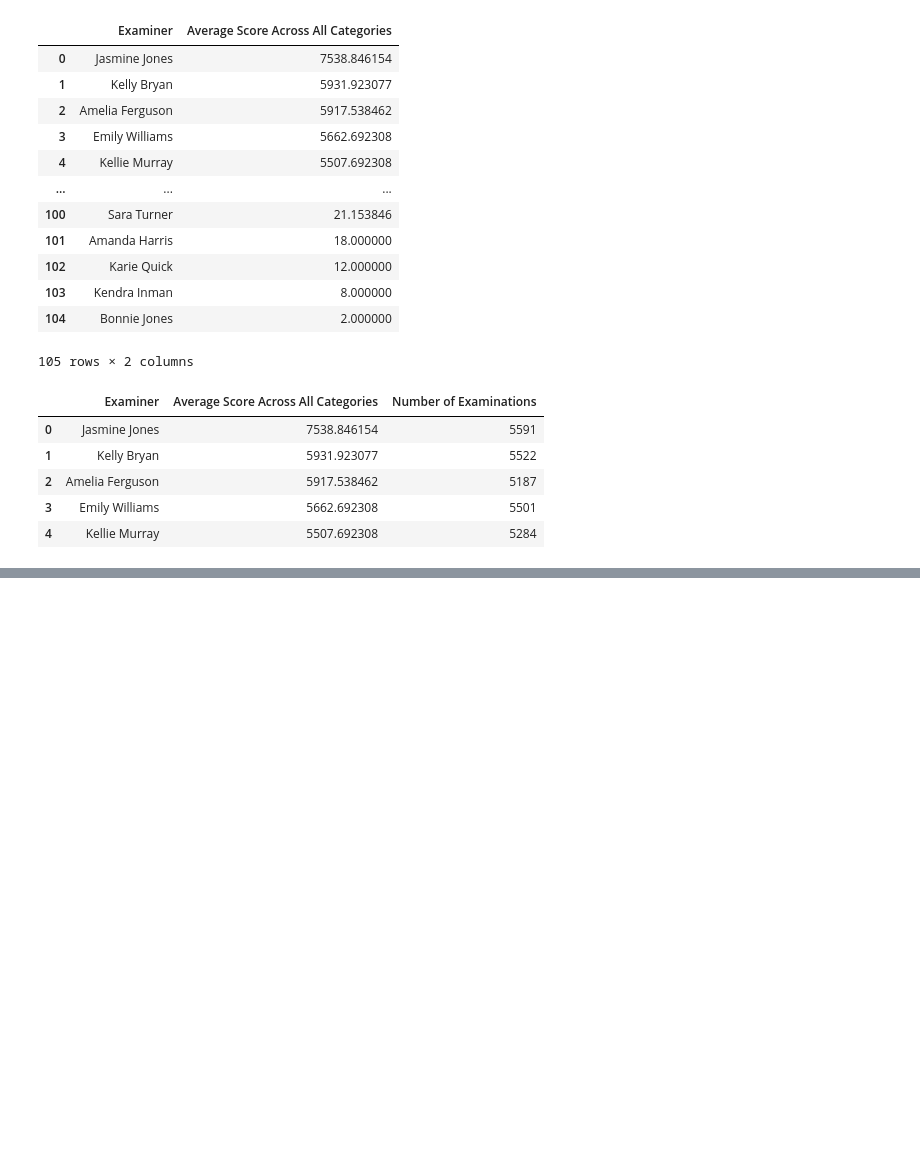
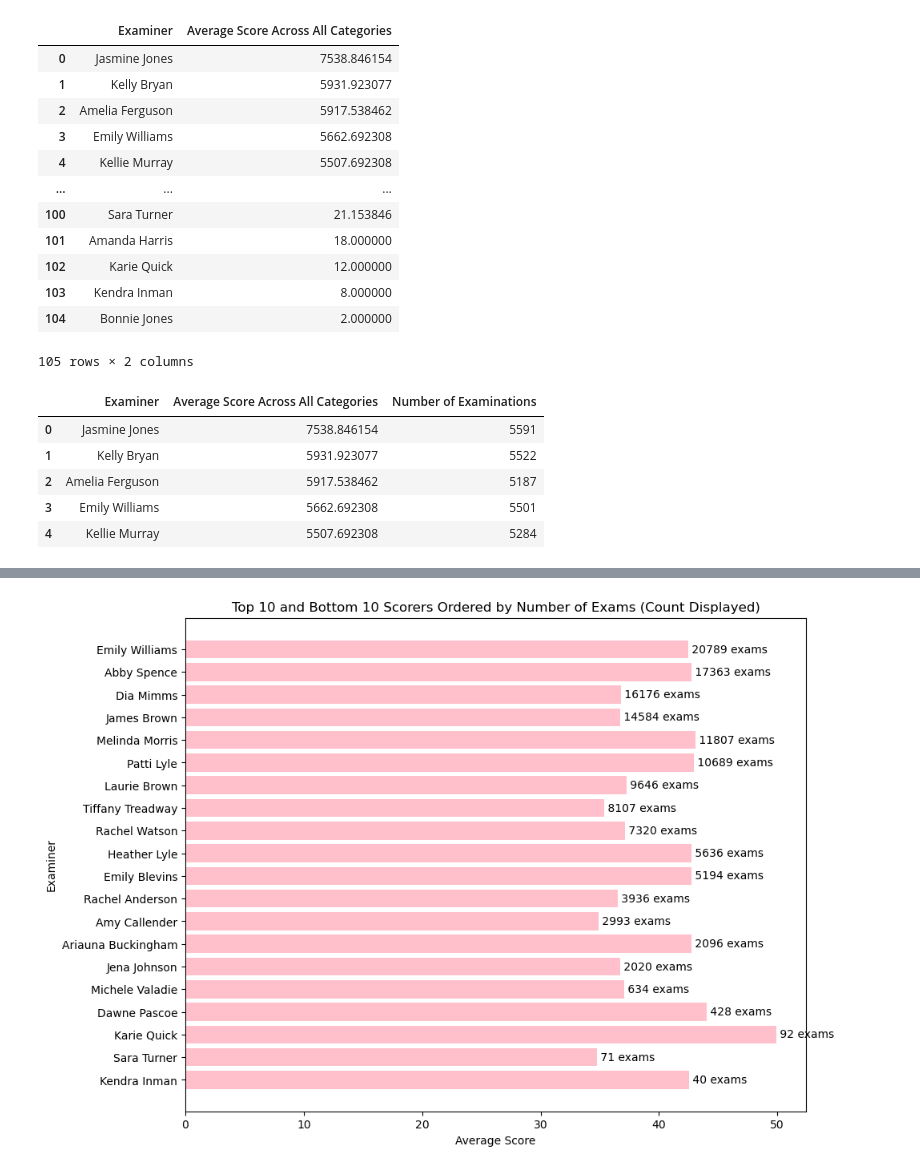
Before and after one commit to NSS-Full-Time-Data-Analytics-11/teis-project-tucker, a Jupyter notebook: TEISBDI.ipynb, the cells around one changed output, grey strips where cells are left out. Cells and saved outputs as stored; diff of their text form; code cells hidden in the pictures; blank space fills up the shorter version.

```diff
--- a/TEISBDI.ipynb
+++ b/TEISBDI.ipynb
@@ -680,0 +758,16 @@ examiner_summary_sorted_df.head()
+# %%
+combined_scores_sorted_by_exams = combined_scores.sort_values(by='Exams_Count', ascending=True)
+
+plt.figure(figsize=(10, 8))
+bar_plot = plt.barh(combined_scores_sorted_by_exams['Examiner'], combined_scores_sorted_by_exams['Score'], color='pink')
+
+for bar, exam_count in zip(bar_plot, combined_scores_sorted_by_exams['Exams_Count']):
+    plt.text(bar.get_width(), bar.get_y() + bar.get_height() / 2,
+             f' {exam_count} exams', va='center')
+
+plt.xlabel('Average Score')
+plt.ylabel('Examiner')
+plt.title('Top 10 and Bottom 10 Scorers Ordered by Number of Exams (Count Displayed)')
+plt.show()
+# %% [output]
+[figure, added]
```
Also changed, not shown: parts of 13 cells of this notebook.
